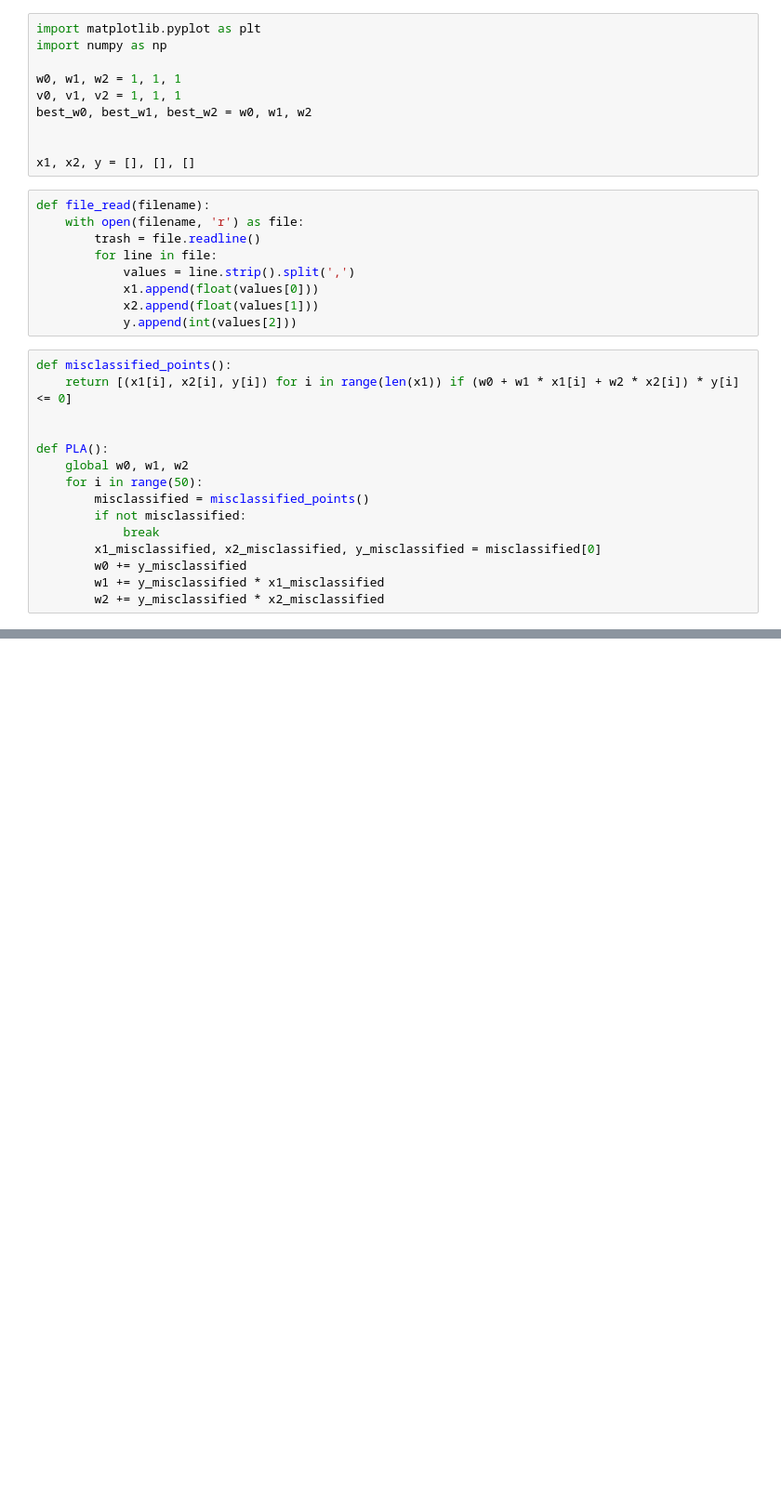
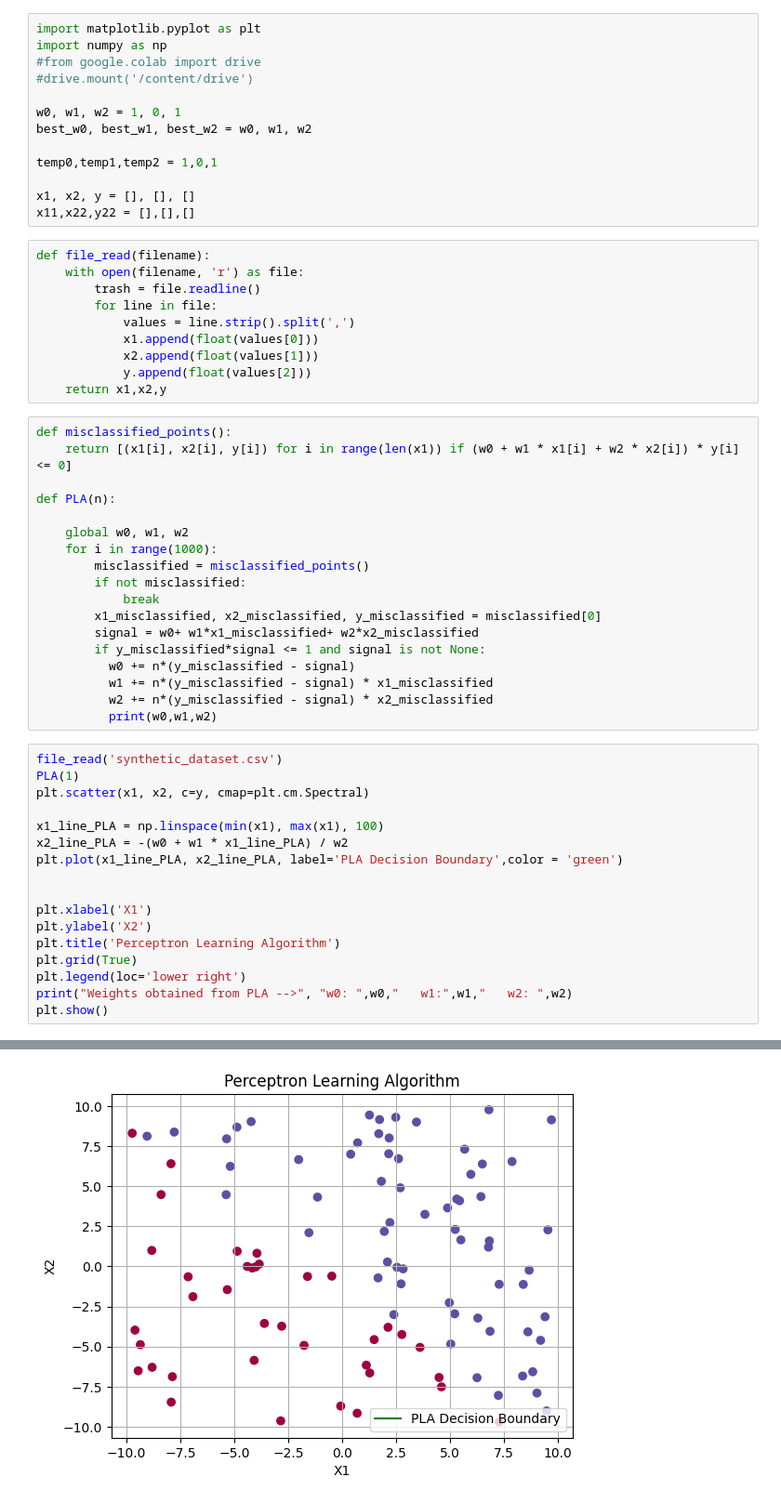
Before and after one commit to kurav/CMPE257-Fall23-Varshith-Kura, a Jupyter notebook: homework_1.ipynb, the cells around one changed output, grey strips where cells are left out. Shown: that part at 93% size. Saved outputs shown, nothing was run; the diff lists cells and outputs as text; blank space fills up the shorter version.

```diff
--- a/homework_1.ipynb
+++ b/homework_1.ipynb
@@ -3,13 +3,16 @@
 # %%
 import matplotlib.pyplot as plt
 import numpy as np
+#from google.colab import drive
+#drive.mount('/content/drive')
 
-w0, w1, w2 = 1, 1, 1
-v0, v1, v2 = 1, 1, 1
+w0, w1, w2 = 1, 0, 1
 best_w0, best_w1, best_w2 = w0, w1, w2
 
+temp0,temp1,temp2 = 1,0,1
 
 x1, x2, y = [], [], []
+x11,x22,y22 = [],[],[]
 # %%
 def file_read(filename):
     with open(filename, 'r') as file:
@@ -18,19 +21,41 @@ def file_read(filename):
             values = line.strip().split(',')
             x1.append(float(values[0]))
             x2.append(float(values[1]))
-            y.append(int(values[2]))
+            y.append(float(values[2]))
+    return x1,x2,y
 # %%
 def misclassified_points():
     return [(x1[i], x2[i], y[i]) for i in range(len(x1)) if (w0 + w1 * x1[i] + w2 * x2[i]) * y[i] <= 0]
 
+def PLA(n):
 
-def PLA():
     global w0, w1, w2
-    for i in range(50):
+    for i in range(1000):
         misclassified = misclassified_points()
         if not misclassified:
             break
         x1_misclassified, x2_misclassified, y_misclassified = misclassified[0]
-        w0 += y_misclassified
-        w1 += y_misclassified * x1_misclassified
-        w2 += y_misclassified * x2_misclassified
+        signal = w0+ w1*x1_misclassified+ w2*x2_misclassified
+        if y_misclassified*signal <= 1 and signal is not None:
+          w0 += n*(y_misclassified - signal)
+          w1 += n*(y_misclassified - signal) * x1_misclassified
+          w2 += n*(y_misclassified - signal) * x2_misclassified
+          print(w0,w1,w2)
+# %%
+file_read('synthetic_dataset.csv')
+PLA(1)
+plt.scatter(x1, x2, c=y, cmap=plt.cm.Spectral)
+
+x1_line_PLA = np.linspace(min(x1), max(x1), 100)
+x2_line_PLA = -(w0 + w1 * x1_line_PLA) / w2
+plt.plot(x1_line_PLA, x2_line_PLA, label='PLA Decision Boundary',color = 'green')
+
+
+plt.xlabel('X1')
+plt.ylabel('X2')
+plt.title('Perceptron Learning Algorithm')
+plt.grid(True)
+plt.legend(loc='lower right')
+print("Weights obtained from PLA -->", "w0: ",w0,"   w1:",w1,"   w2: ",w2)
+plt.show()
+# %% [output]
@@ -36,0 +79 @@ def PLA():
+[figure, added]
```
Also changed, not shown: parts of 3 cells of this notebook.
